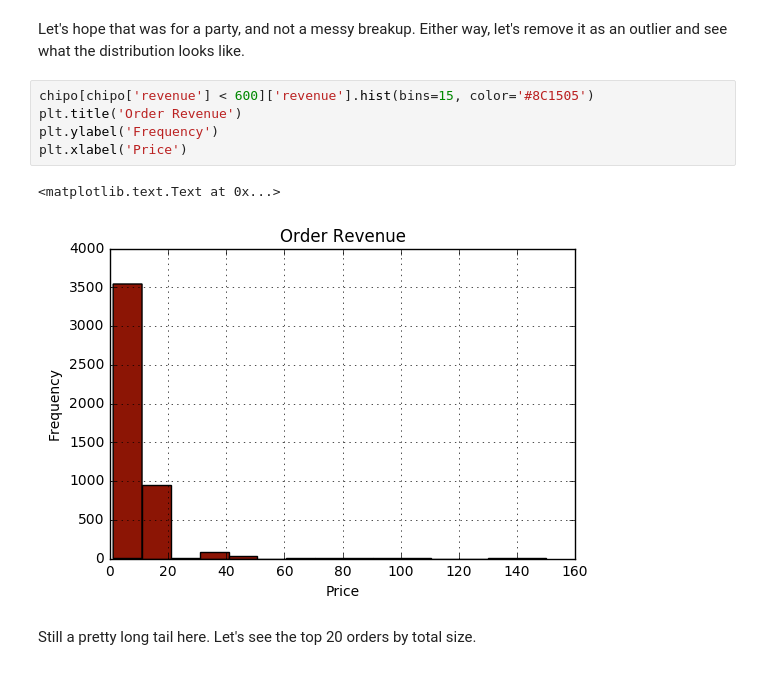
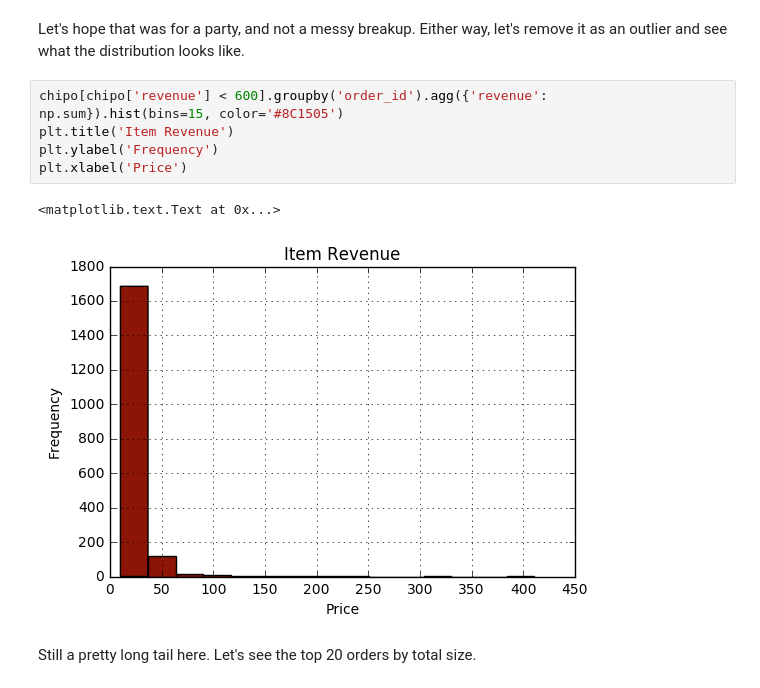
Before and after one commit to gagejustins/chipotle, a Jupyter notebook: chipotleExploration.ipynb, the cells around one changed output. Cells and saved outputs as stored; diff of their text form.

Commit message:
Fixed another groupby issue with revenue

```diff
--- a/chipotleExploration.ipynb
+++ b/chipotleExploration.ipynb
@@ -79,13 +79,13 @@ chipo[chipo['revenue'] > 600]
 # %% [markdown]
 Let's hope that was for a party, and not a messy breakup. Either way, let's remove it as an outlier and see what the distribution looks like.
 # %%
-chipo[chipo['revenue'] < 600]['revenue'].hist(bins=15, color='#8C1505')
-plt.title('Order Revenue')
+chipo[chipo['revenue'] < 600].groupby('order_id').agg({'revenue': np.sum}).hist(bins=15, color='#8C1505')
+plt.title('Item Revenue')
 plt.ylabel('Frequency')
 plt.xlabel('Price')
 # %% [output]
 <matplotlib.text.Text at 0x...>
-[figure, old version]
+[figure, new version]
 # %% [markdown]
 Still a pretty long tail here. Let's see the top 20 orders by total size.
 # %%
```
Also changed, not shown: parts of 1 cell of this notebook.
